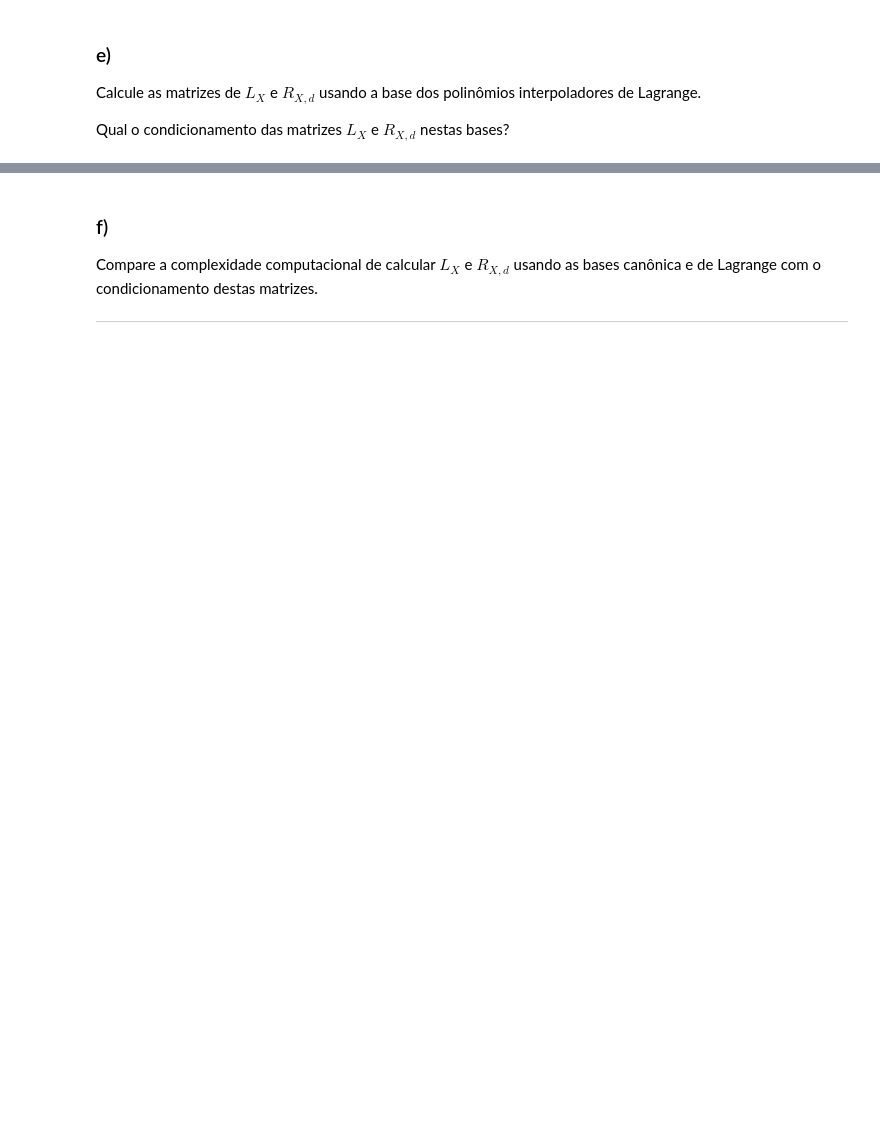
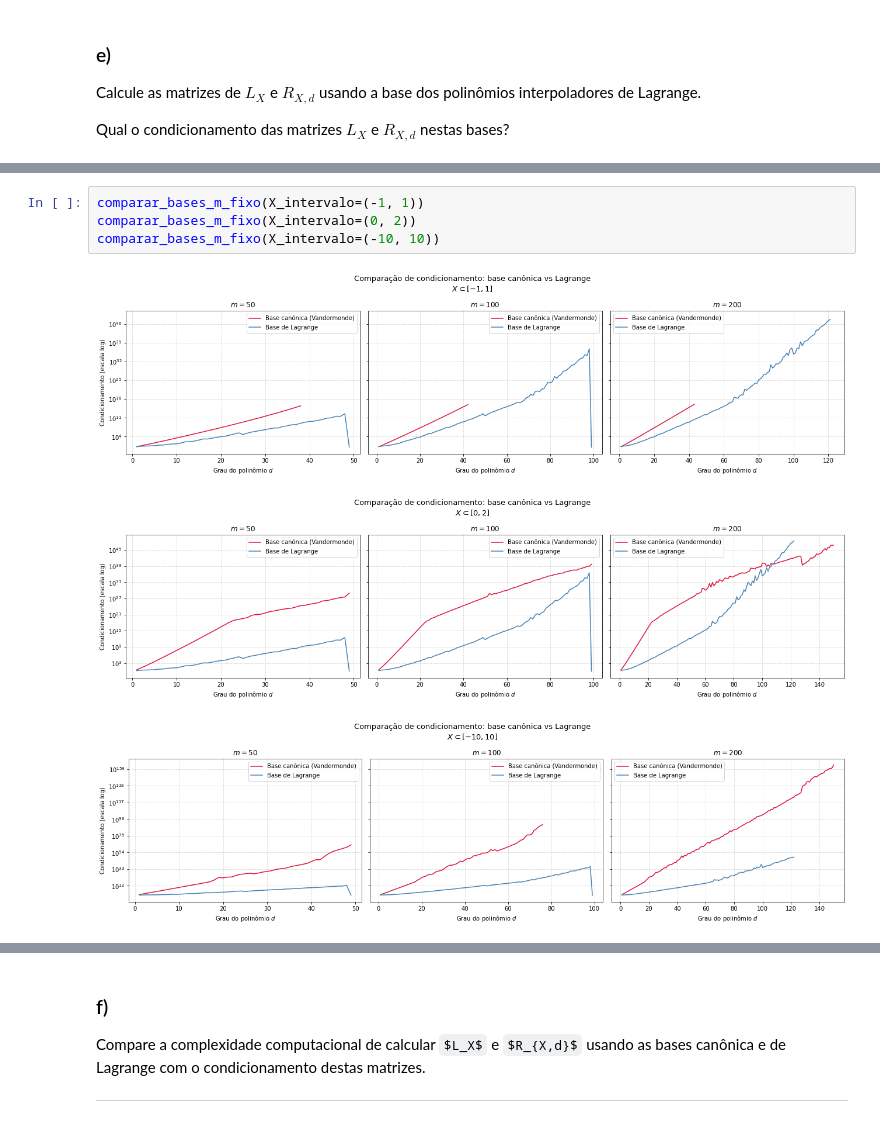
Before and after one commit to aliicerabello/fgv-aln-projeto3, a Jupyter notebook: projeto.ipynb, the cells around one changed output, grey strips where cells are left out. Saved outputs shown, nothing was run; the diff lists cells and outputs as text; some formulas as TeX source; blank space fills up the shorter version.

```diff
--- a/projeto.ipynb
+++ b/projeto.ipynb
@@ -889,0 +1020,8 @@ TERMINAR
+# %%
+comparar_bases_m_fixo(X_intervalo=(-1, 1))
+comparar_bases_m_fixo(X_intervalo=(0, 2))
+comparar_bases_m_fixo(X_intervalo=(-10, 10))
+# %% [output]
+[figure, added]
+[figure, added]
+[figure, added]
```
Also changed, not shown: parts of 18 cells of this notebook, 1 other file.
